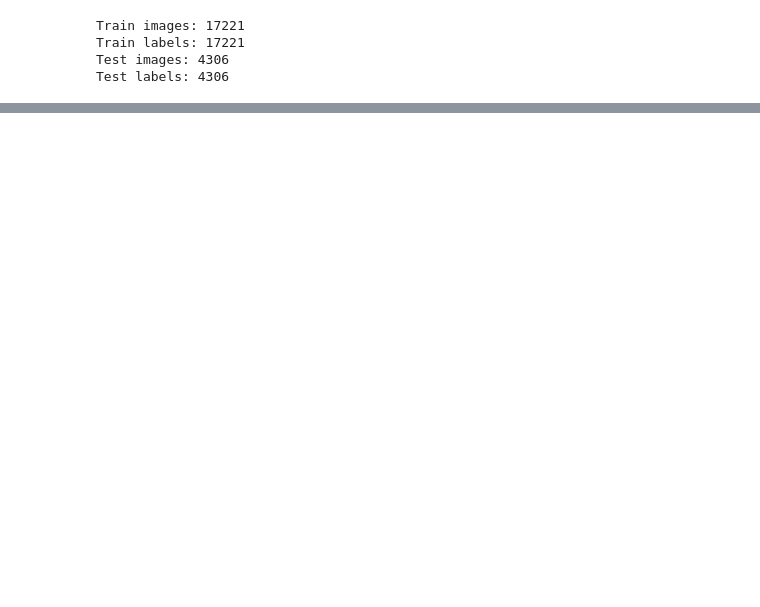
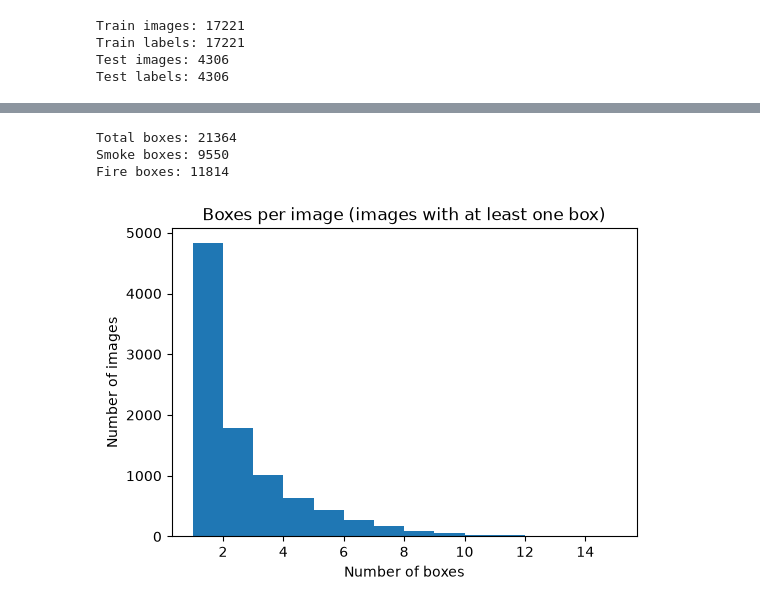
Before and after one commit to Lou1sThomas/NeuralNetworks-Group26, a Jupyter notebook: notebooks/01_data_exploration.ipynb, the cells around one changed output, grey strips where cells are left out. Saved outputs shown, nothing was run; the diff lists cells and outputs as text; code cells hidden in the pictures; blank space fills up the shorter version.

```diff
--- a/notebooks/01_data_exploration.ipynb
+++ b/notebooks/01_data_exploration.ipynb
@@ -40,0 +164,20 @@ Test labels: 4306
+# %%
+# Objects per class, and boxes per image
+
+box_counts = Counter(box [0] for item in train_data for box in item["boxes"])
+print("Total boxes:", sum(box_counts.values()))
+print("Smoke boxes:", box_counts[0])
+print("Fire boxes:", box_counts[1])
+
+boxes_per_image = [len(item["boxes"]) for item in train_data if item["boxes"]]
+plt.figure(figsize = (6, 4))
+plt.hist(boxes_per_image, bins=range(1, 16))
+plt.title("Boxes per image (images with at least one box)")
+plt.xlabel("Number of boxes")
+plt.ylabel("Number of images")
+plt.show()
+# %% [output]
+Total boxes: 21364
+Smoke boxes: 9550
+Fire boxes: 11814
+[figure, added]
```
Also changed, not shown: parts of 12 cells of this notebook.
